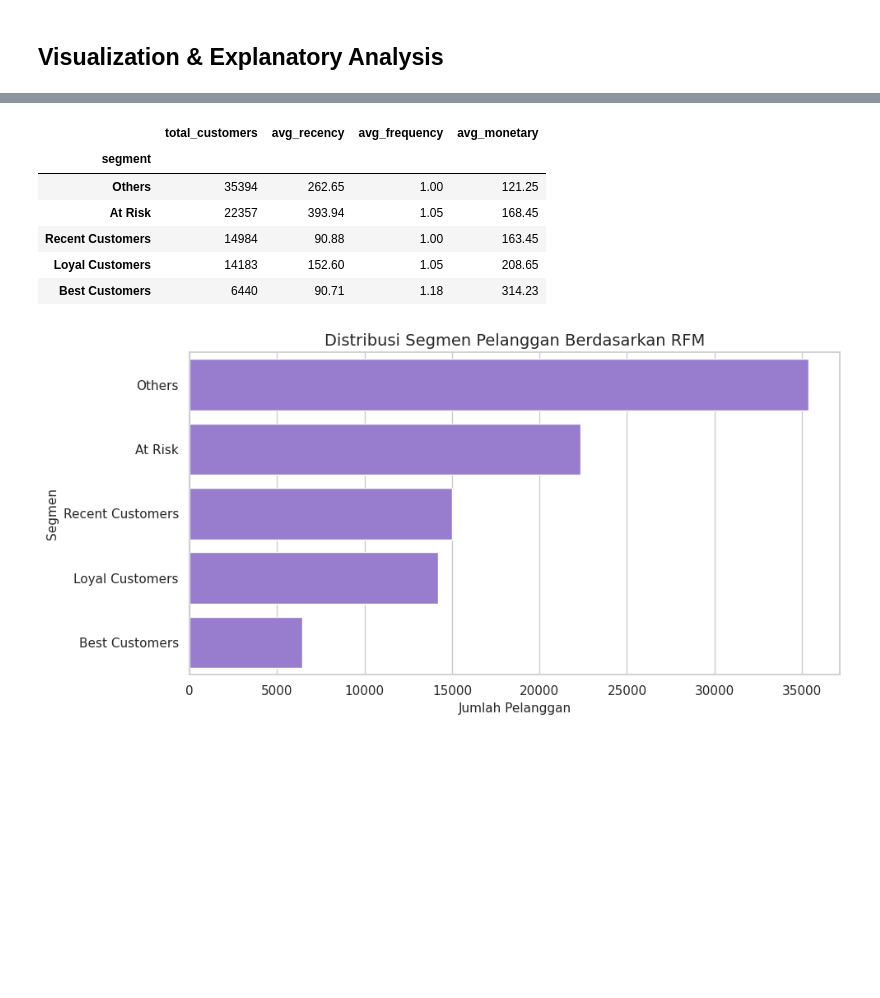
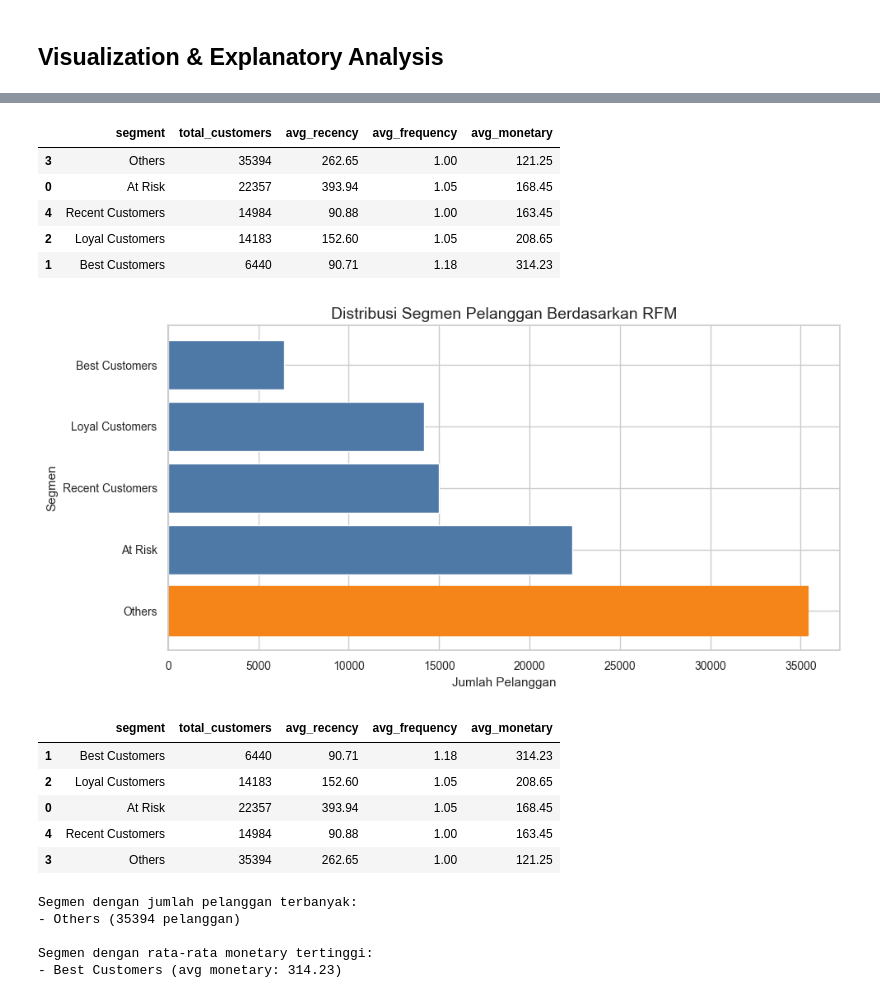
Before and after one commit to lfiathan/Submission_data_analyst, a Jupyter notebook: notebook.ipynb, the cells around one changed output, grey strips where cells are left out. Drawn from its saved outputs; the diff is of its cells as text; code cells hidden in the pictures; blank space fills up the shorter version.

```diff
--- a/notebook.ipynb
+++ b/notebook.ipynb
@@ -459,25 +965,26 @@ Pada proyek ini digunakan dua teknik analisis lanjutan yang relevan dengan konte
 # %%
-
-# RFM Analysis
 rfm_df = (
-    main_df.groupby("customer_unique_id")
+    order_level_df
+    .groupby("customer_unique_id")
     .agg(
         last_purchase=("order_purchase_timestamp", "max"),
         frequency=("order_id", "nunique"),
-        monetary=("sales", "sum")
+        monetary=("total_sales", "sum")
     )
     .reset_index()
 )
 
-snapshot_date = main_df["order_purchase_timestamp"].max() + pd.Timedelta(days=1)
+snapshot_date = order_level_df["order_purchase_timestamp"].max() + pd.Timedelta(days=1)
 rfm_df["recency"] = (snapshot_date - rfm_df["last_purchase"]).dt.days
 
 rfm_df["r_score"] = pd.qcut(
     rfm_df["recency"].rank(method="first"), 5, labels=[5, 4, 3, 2, 1]
 ).astype(int)
+
 rfm_df["f_score"] = pd.qcut(
     rfm_df["frequency"].rank(method="first"), 5, labels=[1, 2, 3, 4, 5]
 ).astype(int)
+
 rfm_df["m_score"] = pd.qcut(
     rfm_df["monetary"].rank(method="first"), 5, labels=[1, 2, 3, 4, 5]
 ).astype(int)
@@ -497,42 +1004,66 @@ def rfm_segment(row):
 rfm_df["segment"] = rfm_df.apply(rfm_segment, axis=1)
 
 rfm_summary = (
-    rfm_df.groupby("segment")
+    rfm_df
+    .groupby("segment")
     .agg(
         total_customers=("customer_unique_id", "count"),
         avg_recency=("recency", "mean"),
         avg_frequency=("frequency", "mean"),
         avg_monetary=("monetary", "mean")
     )
+    .reset_index()
     .sort_values("total_customers", ascending=False)
 )
 
 rfm_summary
 # %% [output]
-|  | total_customers | avg_recency | avg_frequency | avg_monetary |
-| segment |  |  |  |  |
-| Others | 35394 | 262.65 | 1.00 | 121.25 |
-| At Risk | 22357 | 393.94 | 1.05 | 168.45 |
-| Recent Customers | 14984 | 90.88 | 1.00 | 163.45 |
-| Loyal Customers | 14183 | 152.60 | 1.05 | 208.65 |
-| Best Customers | 6440 | 90.71 | 1.18 | 314.23 |
+|  | segment | total_customers | avg_recency | avg_frequency | avg_monetary |
+| 3 | Others | 35394 | 262.65 | 1.00 | 121.25 |
+| 0 | At Risk | 22357 | 393.94 | 1.05 | 168.45 |
+| 4 | Recent Customers | 14984 | 90.88 | 1.00 | 163.45 |
+| 2 | Loyal Customers | 14183 | 152.60 | 1.05 | 208.65 |
+| 1 | Best Customers | 6440 | 90.71 | 1.18 | 314.23 |
 # %%
+rfm_plot = rfm_df["segment"].value_counts().reset_index()
+rfm_plot.columns = ["segment", "count"]
 
 plt.figure(figsize=(10, 5))
-rfm_plot = rfm_df["segment"].value_counts().reset_index()
-rfm_plot.columns = ["segment", "count"]
-sns.barplot(
-    data=rfm_plot,
-    x="count",
-    y="segment",
-    color="mediumpurple"
-)
+bars = plt.barh(rfm_plot["segment"], rfm_plot["count"], color=BASE_COLOR)
+
+max_idx = rfm_plot["count"].idxmax()
+bars[max_idx].set_color(HIGHLIGHT_COLOR)
+
 plt.title("Distribusi Segmen Pelanggan Berdasarkan RFM")
 plt.xlabel("Jumlah Pelanggan")
 plt.ylabel("Segmen")
 plt.tight_layout()
 plt.show()
+
+rfm_summary.sort_values("avg_monetary", ascending=False)
 # %% [output]
-[figure, old version]
+[figure, new version]
+|  | segment | total_customers | avg_recency | avg_frequency | avg_monetary |
+| 1 | Best Customers | 6440 | 90.71 | 1.18 | 314.23 |
+| 2 | Loyal Customers | 14183 | 152.60 | 1.05 | 208.65 |
+| 0 | At Risk | 22357 | 393.94 | 1.05 | 168.45 |
+| 4 | Recent Customers | 14984 | 90.88 | 1.00 | 163.45 |
+| 3 | Others | 35394 | 262.65 | 1.00 | 121.25 |
+# %%
+largest_segment = rfm_summary.loc[rfm_summary["total_customers"].idxmax()]
+highest_value_segment = rfm_summary.loc[rfm_summary["avg_monetary"].idxmax()]
+
+print("Segmen dengan jumlah pelanggan terbanyak:")
+print(f"- {largest_segment['segment']} ({int(largest_segment['total_customers'])} pelanggan)")
+
+print("\nSegmen dengan rata-rata monetary tertinggi:")
+print(f"- {highest_value_segment['segment']} "
+      f"(avg monetary: {highest_value_segment['avg_monetary']:.2f})")
+# %% [output]
+Segmen dengan jumlah pelanggan terbanyak:
+- Others (35394 pelanggan)
+
+Segmen dengan rata-rata monetary tertinggi:
+- Best Customers (avg monetary: 314.23)
 # %% [markdown]
 **Insight:**
```
Also changed, not shown: parts of 43 cells of this notebook, 1 other file.
